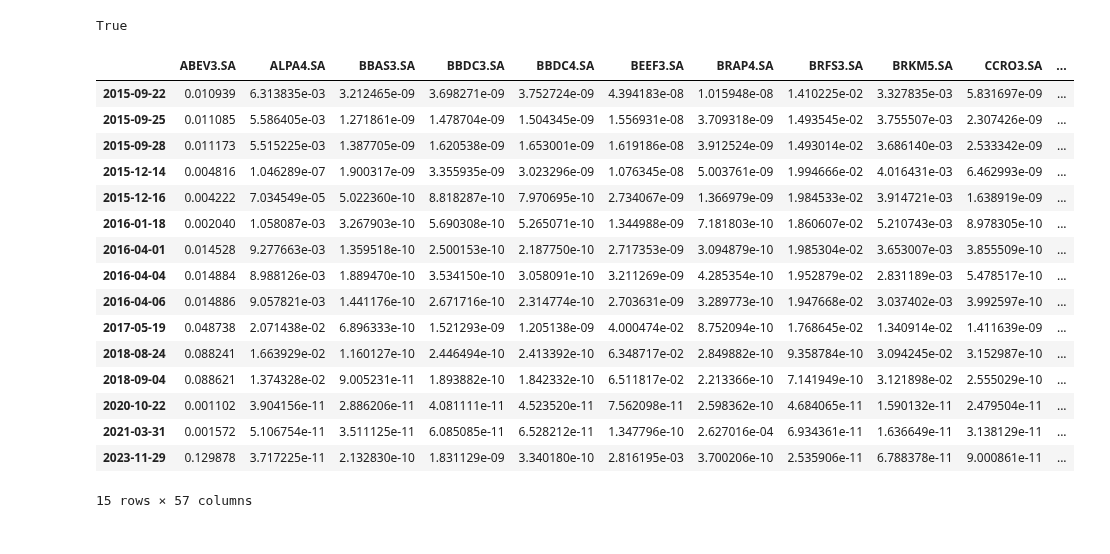
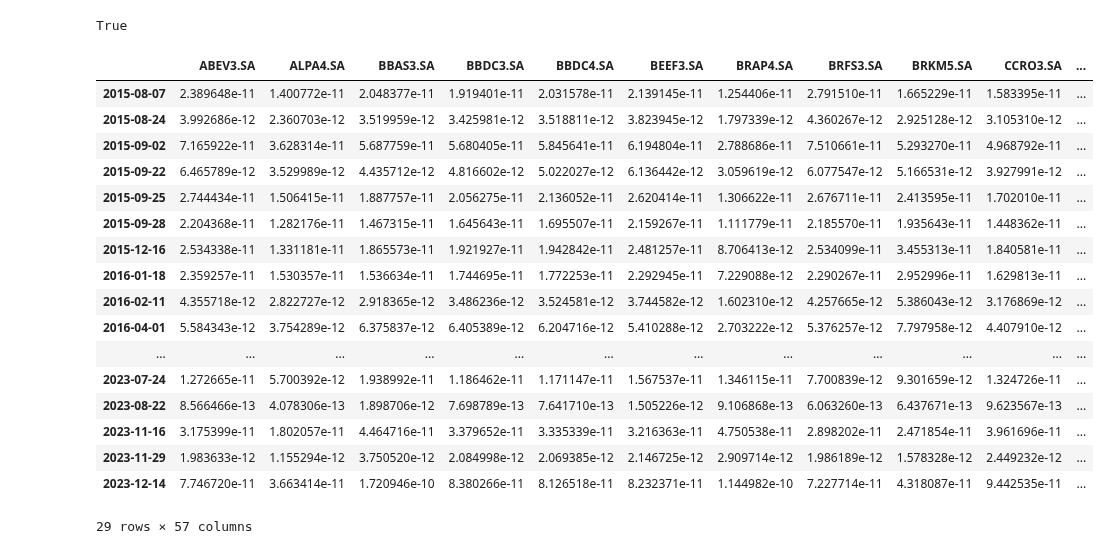
Before and after one commit to fea-dev-usp/quantamental-Dev_Wizards, a Jupyter notebook: backtesting.ipynb, the cells around one changed output. Cells and saved outputs as stored; diff of their text form; code cells hidden in the pictures.

```diff
--- a/backtesting.ipynb
+++ b/backtesting.ipynb
@@ -21,8 +21,8 @@ prices = pd.read_csv('./data/ativos_ibov/prices_adj_close.csv', index_col='Date'
 
 prices = prices[prices.index <= dt.datetime(2023, 12, 30)]
 # %%
-limite_superior = 77
-limite_inferior = 23
+limite_superior = 75
+limite_inferior = 25
 
 reotimizar = True
 
@@ -72,50 +72,51 @@ def optimization(prices, data):
     method_cov = 'ledoit'  # Usando Ledoit-Wolf shrinkage para tornar a matriz de cov positiva definida
 
     # Calculando as estatísticas dos ativos
     port.assets_stats(method_mu=method_mu, method_cov=method_cov)
 
     # Parâmetros da otimização
     model = 'Classic'
     rm = 'MV'
-    obj = 'MinRisk'
+    obj = 'MaxRet'
     hist = True
     rf = 0
     l = 0
 
     # Otimizando o portfólio
     return port.optimization(model=model, rm=rm, obj=obj, rf=rf, l=l, hist=hist)
 
 prices.sort_index(inplace=True)
 indicadores_limite = indicadores_sinal.loc[indicadores_sinal[0] == 1, 0]
 indicadores_limite.sort_index(inplace=True)
 
 
 pesos = pd.DataFrame()
 for data, entry in indicadores_limite.items():
     if entry:
         w = optimization(prices, data).T
         w.index = [data]
         pesos = pd.concat([pesos, w], axis=0)
 
 pesos
 # %% [output]
 |  | ABEV3.SA | ALPA4.SA | BBAS3.SA | BBDC3.SA | BBDC4.SA | BEEF3.SA | BRAP4.SA | BRFS3.SA | BRKM5.SA | CCRO3.SA | ... |
-| 2015-09-22 | 0.010939 | 6.313835e-03 | 3.212465e-09 | 3.698271e-09 | 3.752724e-09 | 4.394183e-08 | 1.015948e-08 | 1.410225e-02 | 3.327835e-03 | 5.831697e-09 | ... |
-| 2015-09-25 | 0.011085 | 5.586405e-03 | 1.271861e-09 | 1.478704e-09 | 1.504345e-09 | 1.556931e-08 | 3.709318e-09 | 1.493545e-02 | 3.755507e-03 | 2.307426e-09 | ... |
-| 2015-09-28 | 0.011173 | 5.515225e-03 | 1.387705e-09 | 1.620538e-09 | 1.653001e-09 | 1.619186e-08 | 3.912524e-09 | 1.493014e-02 | 3.686140e-03 | 2.533342e-09 | ... |
-| 2015-12-14 | 0.004816 | 1.046289e-07 | 1.900317e-09 | 3.355935e-09 | 3.023296e-09 | 1.076345e-08 | 5.003761e-09 | 1.994666e-02 | 4.016431e-03 | 6.462993e-09 | ... |
-| 2015-12-16 | 0.004222 | 7.034549e-05 | 5.022360e-10 | 8.818287e-10 | 7.970695e-10 | 2.734067e-09 | 1.366979e-09 | 1.984533e-02 | 3.914721e-03 | 1.638919e-09 | ... |
-| 2016-01-18 | 0.002040 | 1.058087e-03 | 3.267903e-10 | 5.690308e-10 | 5.265071e-10 | 1.344988e-09 | 7.181803e-10 | 1.860607e-02 | 5.210743e-03 | 8.978305e-10 | ... |
-| 2016-04-01 | 0.014528 | 9.277663e-03 | 1.359518e-10 | 2.500153e-10 | 2.187750e-10 | 2.717353e-09 | 3.094879e-10 | 1.985304e-02 | 3.653007e-03 | 3.855509e-10 | ... |
-| 2016-04-04 | 0.014884 | 8.988126e-03 | 1.889470e-10 | 3.534150e-10 | 3.058091e-10 | 3.211269e-09 | 4.285354e-10 | 1.952879e-02 | 2.831189e-03 | 5.478517e-10 | ... |
-| 2016-04-06 | 0.014886 | 9.057821e-03 | 1.441176e-10 | 2.671716e-10 | 2.314774e-10 | 2.703631e-09 | 3.289773e-10 | 1.947668e-02 | 3.037402e-03 | 3.992597e-10 | ... |
-| 2017-05-19 | 0.048738 | 2.071438e-02 | 6.896333e-10 | 1.521293e-09 | 1.205138e-09 | 4.000474e-02 | 8.752094e-10 | 1.768645e-02 | 1.340914e-02 | 1.411639e-09 | ... |
-| 2018-08-24 | 0.088241 | 1.663929e-02 | 1.160127e-10 | 2.446494e-10 | 2.413392e-10 | 6.348717e-02 | 2.849882e-10 | 9.358784e-10 | 3.094245e-02 | 3.152987e-10 | ... |
-| 2018-09-04 | 0.088621 | 1.374328e-02 | 9.005231e-11 | 1.893882e-10 | 1.842332e-10 | 6.511817e-02 | 2.213366e-10 | 7.141949e-10 | 3.121898e-02 | 2.555029e-10 | ... |
-| 2020-10-22 | 0.001102 | 3.904156e-11 | 2.886206e-11 | 4.081111e-11 | 4.523520e-11 | 7.562098e-11 | 2.598362e-10 | 4.684065e-11 | 1.590132e-11 | 2.479504e-11 | ... |
-| 2021-03-31 | 0.001572 | 5.106754e-11 | 3.511125e-11 | 6.085085e-11 | 6.528212e-11 | 1.347796e-10 | 2.627016e-04 | 6.934361e-11 | 1.636649e-11 | 3.138129e-11 | ... |
-| 2023-11-29 | 0.129878 | 3.717225e-11 | 2.132830e-10 | 1.831129e-09 | 3.340180e-10 | 2.816195e-03 | 3.700206e-10 | 2.535906e-11 | 6.788378e-11 | 9.000861e-11 | ... |
+| 2015-08-07 | 2.389648e-11 | 1.400772e-11 | 2.048377e-11 | 1.919401e-11 | 2.031578e-11 | 2.139145e-11 | 1.254406e-11 | 2.791510e-11 | 1.665229e-11 | 1.583395e-11 | ... |
+| 2015-08-24 | 3.992686e-12 | 2.360703e-12 | 3.519959e-12 | 3.425981e-12 | 3.518811e-12 | 3.823945e-12 | 1.797339e-12 | 4.360267e-12 | 2.925128e-12 | 3.105310e-12 | ... |
+| 2015-09-02 | 7.165922e-11 | 3.628314e-11 | 5.687759e-11 | 5.680405e-11 | 5.845641e-11 | 6.194804e-11 | 2.788686e-11 | 7.510661e-11 | 5.293270e-11 | 4.968792e-11 | ... |
+| 2015-09-22 | 6.465789e-12 | 3.529989e-12 | 4.435712e-12 | 4.816602e-12 | 5.022027e-12 | 6.136442e-12 | 3.059619e-12 | 6.077547e-12 | 5.166531e-12 | 3.927991e-12 | ... |
+| 2015-09-25 | 2.744434e-11 | 1.506415e-11 | 1.887757e-11 | 2.056275e-11 | 2.136052e-11 | 2.620414e-11 | 1.306622e-11 | 2.676711e-11 | 2.413595e-11 | 1.702010e-11 | ... |
+| 2015-09-28 | 2.204368e-11 | 1.282176e-11 | 1.467315e-11 | 1.645643e-11 | 1.695507e-11 | 2.159267e-11 | 1.111779e-11 | 2.185570e-11 | 1.935643e-11 | 1.448362e-11 | ... |
+| 2015-12-16 | 2.534338e-11 | 1.331181e-11 | 1.865573e-11 | 1.921927e-11 | 1.942842e-11 | 2.481257e-11 | 8.706413e-12 | 2.534099e-11 | 3.455313e-11 | 1.840581e-11 | ... |
+| 2016-01-18 | 2.359257e-11 | 1.530357e-11 | 1.536634e-11 | 1.744695e-11 | 1.772253e-11 | 2.292945e-11 | 7.229088e-12 | 2.290267e-11 | 2.952996e-11 | 1.629813e-11 | ... |
+| 2016-02-11 | 4.355718e-12 | 2.822727e-12 | 2.918365e-12 | 3.486236e-12 | 3.524581e-12 | 3.744582e-12 | 1.602310e-12 | 4.257665e-12 | 5.386043e-12 | 3.176869e-12 | ... |
+| 2016-04-01 | 5.584343e-12 | 3.754289e-12 | 6.375837e-12 | 6.405389e-12 | 6.204716e-12 | 5.410288e-12 | 2.703222e-12 | 5.376257e-12 | 7.797958e-12 | 4.407910e-12 | ... |
+| ... | ... | ... | ... | ... | ... | ... | ... | ... | ... | ... | ... |
+| 2023-07-24 | 1.272665e-11 | 5.700392e-12 | 1.938992e-11 | 1.186462e-11 | 1.171147e-11 | 1.567537e-11 | 1.346115e-11 | 7.700839e-12 | 9.301659e-12 | 1.324726e-11 | ... |
+| 2023-08-22 | 8.566466e-13 | 4.078306e-13 | 1.898706e-12 | 7.698789e-13 | 7.641710e-13 | 1.505226e-12 | 9.106868e-13 | 6.063260e-13 | 6.437671e-13 | 9.623567e-13 | ... |
+| 2023-11-16 | 3.175399e-11 | 1.802057e-11 | 4.464716e-11 | 3.379652e-11 | 3.335339e-11 | 3.216363e-11 | 4.750538e-11 | 2.898202e-11 | 2.471854e-11 | 3.961696e-11 | ... |
+| 2023-11-29 | 1.983633e-12 | 1.155294e-12 | 3.750520e-12 | 2.084998e-12 | 2.069385e-12 | 2.146725e-12 | 2.909714e-12 | 1.986189e-12 | 1.578328e-12 | 2.449232e-12 | ... |
+| 2023-12-14 | 7.746720e-11 | 3.663414e-11 | 1.720946e-10 | 8.380266e-11 | 8.126518e-11 | 8.232371e-11 | 1.144982e-10 | 7.227714e-11 | 4.318087e-11 | 9.442535e-11 | ... |
-15 rows × 57 columns
+29 rows × 57 columns
 # %%
 import bt
 import yfinance as yf
```
Also changed, not shown: parts of 6 cells of this notebook, 4 other files.
